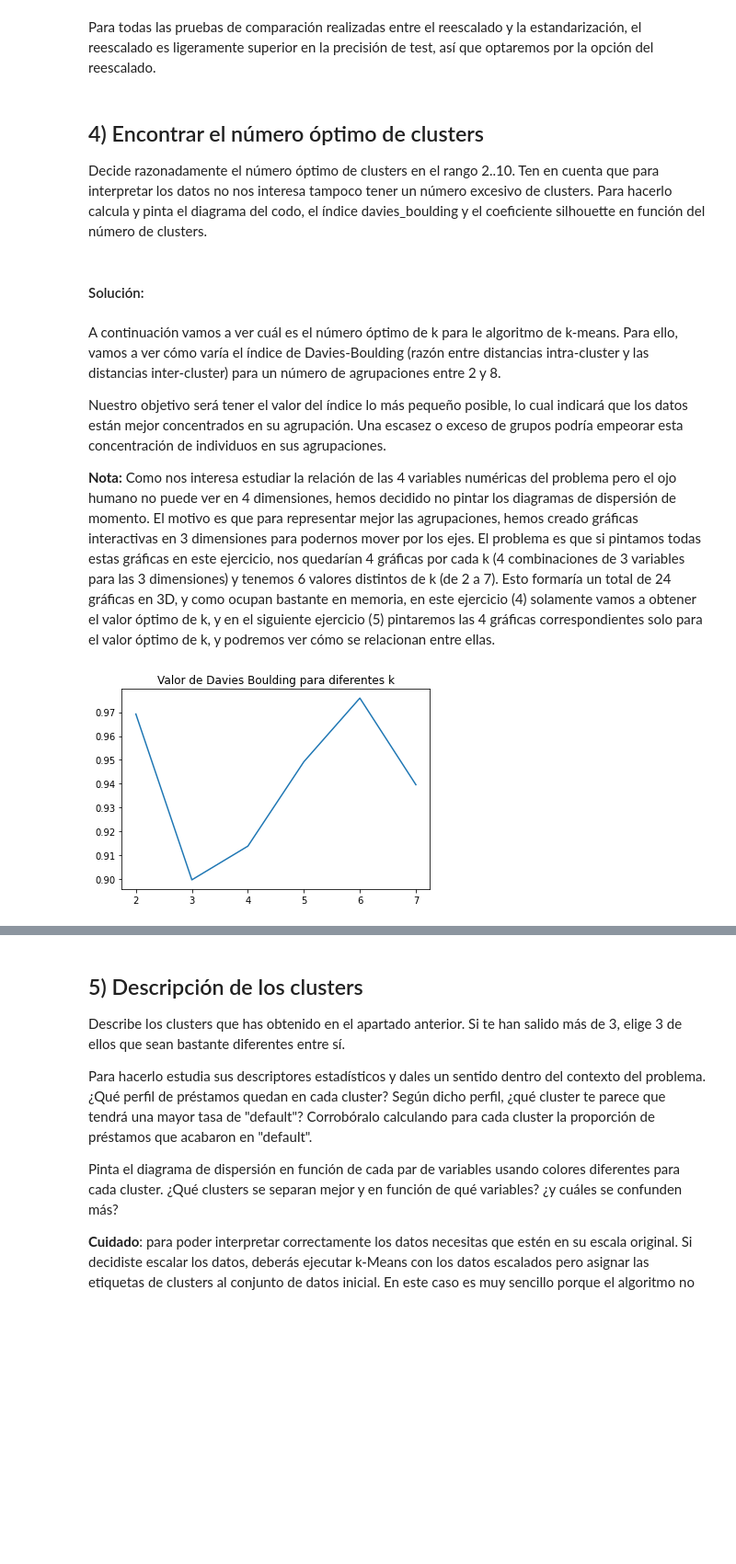
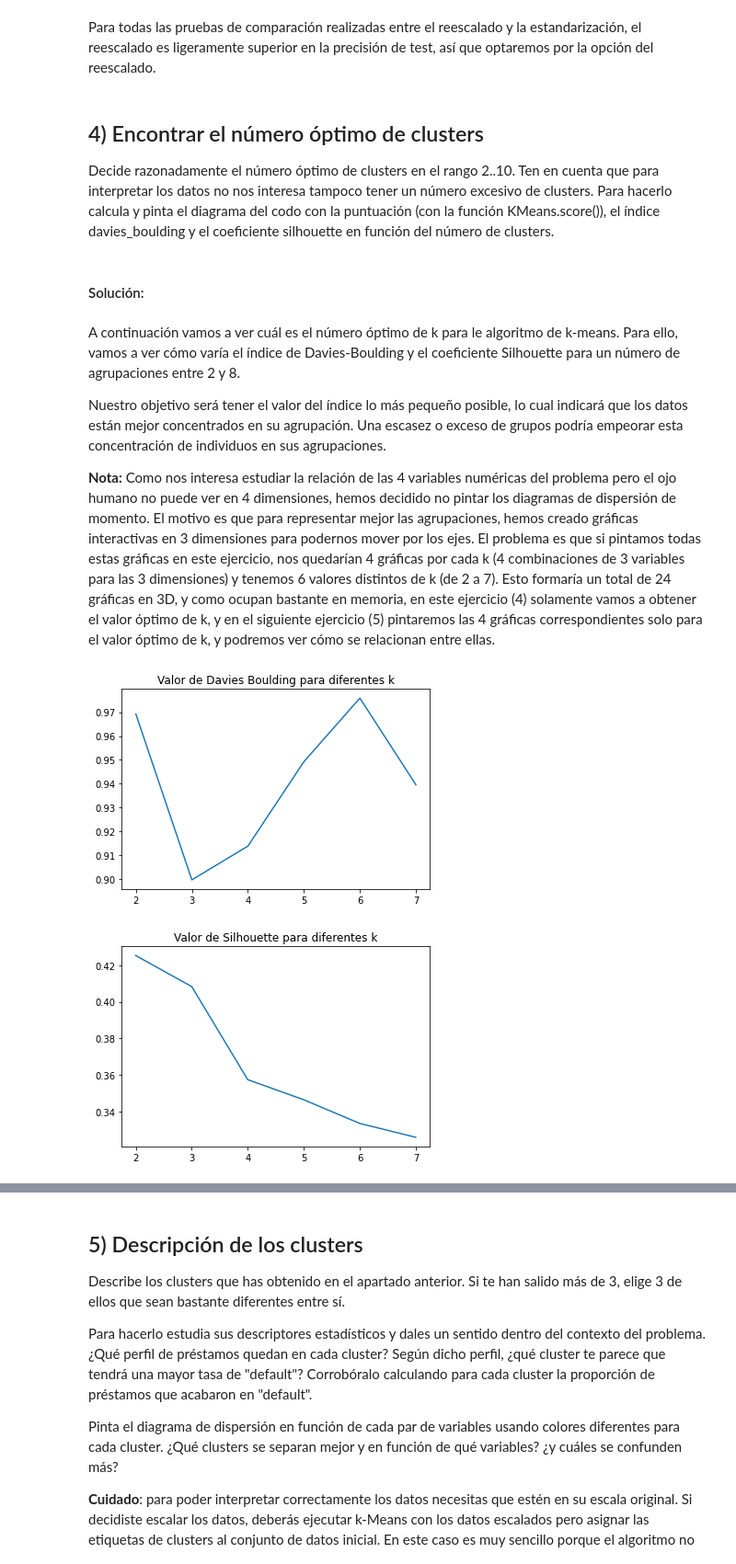
Before and after one commit to mario-sanz/IA2-Practicas, a Jupyter notebook: Lab1/P1_clustering.ipynb, the cells around one changed output, grey strips where cells are left out. Shown at 92% size. Drawn from its saved outputs; the diff is of its cells as text; code cells hidden in the pictures; blank space fills up the shorter version.

```diff
--- a/Lab1/P1_clustering.ipynb
+++ b/Lab1/P1_clustering.ipynb
@@ -341,11 +342,11 @@ Para todas las pruebas de comparación realizadas entre el reescalado y la estan
 # %% [markdown]
 ## 4) Encontrar el número óptimo de clusters
 
-Decide razonadamente el número óptimo de clusters en el rango 2..10. Ten en cuenta que para interpretar los datos no nos interesa tampoco tener un número excesivo de clusters. Para hacerlo calcula y pinta el diagrama del codo, el índice davies_boulding y el coeficiente silhouette en función del número de clusters.
+Decide razonadamente el número óptimo de clusters en el rango 2..10. Ten en cuenta que para interpretar los datos no nos interesa tampoco tener un número excesivo de clusters. Para hacerlo calcula y pinta el diagrama del codo con la puntuación (con la función KMeans.score()), el índice davies_boulding y el coeficiente silhouette en función del número de clusters.
 # %% [markdown]
 #### Solución:
 # %% [markdown]
-A continuación vamos a ver cuál es el número óptimo de k para le algoritmo de k-means. Para ello, vamos a ver cómo varía el índice de Davies-Boulding (razón entre distancias intra-cluster y las distancias inter-cluster) para un número de agrupaciones entre 2 y 8.
+A continuación vamos a ver cuál es el número óptimo de k para le algoritmo de k-means. Para ello, vamos a ver cómo varía el índice de Davies-Boulding y el coeficiente Silhouette para un número de agrupaciones entre 2 y 8.
 
 Nuestro objetivo será tener el valor del índice lo más pequeño posible, lo cual indicará que los datos están mejor concentrados en su agrupación. Una escasez o exceso de grupos podría empeorar esta concentración de individuos en sus agrupaciones.
 
@@ -362,17 +364,23 @@ from matplotlib.colors import ListedColormap
 # %%
 K_MAX = 8
 davies_boulding = np.zeros(K_MAX-2)
+silhouette = np.zeros(K_MAX-2)
 for k in range(2, K_MAX):
     km = KMeans(init='random', n_clusters=k, random_state=333)
     km.fit(df_reescalado)
     # plot_clusters(data_scaled, km.labels_, km.cluster_centers_)
 
     davies_boulding[k-2] = davies_bouldin_score(df_reescalado, km.labels_)
+    silhouette[k-2] = silhouette_score(df_reescalado, km.labels_)
 # %%
-plt.clf()
 plt.plot(range(2, K_MAX), davies_boulding)
 plt.title('Valor de Davies Boulding para diferentes k')
 plt.show()
+
+plt.plot(range(2, K_MAX), silhouette)
+plt.title('Valor de Silhouette para diferentes k')
+plt.show()
 # %% [output]
 [figure]
+[figure, added]
 # %% [markdown]
```
Also changed, not shown: parts of 12 cells of this notebook, 2 other files.
